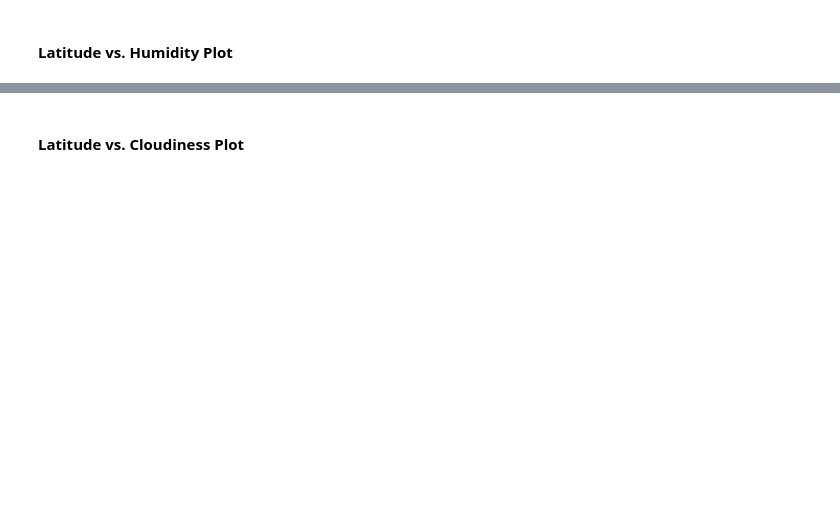
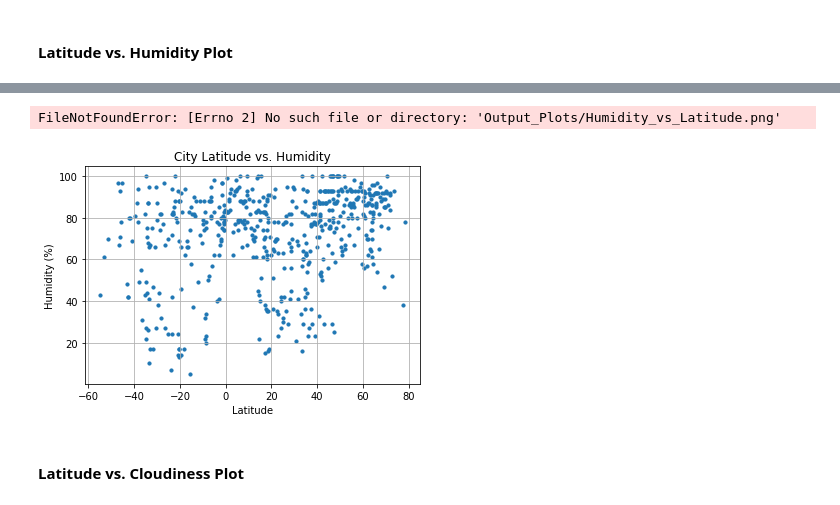
Before and after one commit to Chrisfdzl/python-api-challenge, a Jupyter notebook: WeatherPy/WeatherPy.ipynb, the cells around one changed output, grey strips where cells are left out. Saved outputs shown, nothing was run; the diff lists cells and outputs as text; code cells hidden in the pictures; blank space fills up the shorter version.

```diff
--- a/WeatherPy/WeatherPy.ipynb
+++ b/WeatherPy/WeatherPy.ipynb
@@ -104,2 +193,21 @@ dtype: int64
+# %%
+
+# Build a scatter plot for each data type
+plt.scatter(weather_data["Lat"], weather_data["Humidity"], marker="o", s=10)
+
+# Incorporate the other graph properties
+plt.title("City Latitude vs. Humidity")
+plt.ylabel("Humidity (%)")
+plt.xlabel("Latitude")
+plt.grid(True)
+
+# Save the figure
+plt.savefig("Output_Plots/Humidity_vs_Latitude.png")
+
+# Show plot
+plt.show()
+# %% [output]
+FileNotFoundError: [Errno 2] No such file or directory: 'Output_Plots/Humidity_vs_Latitude.png'
+[figure, added]
 # %% [markdown]
 #### Latitude vs. Cloudiness Plot
```
Also changed, not shown: parts of 15 cells of this notebook, 1 other file.
